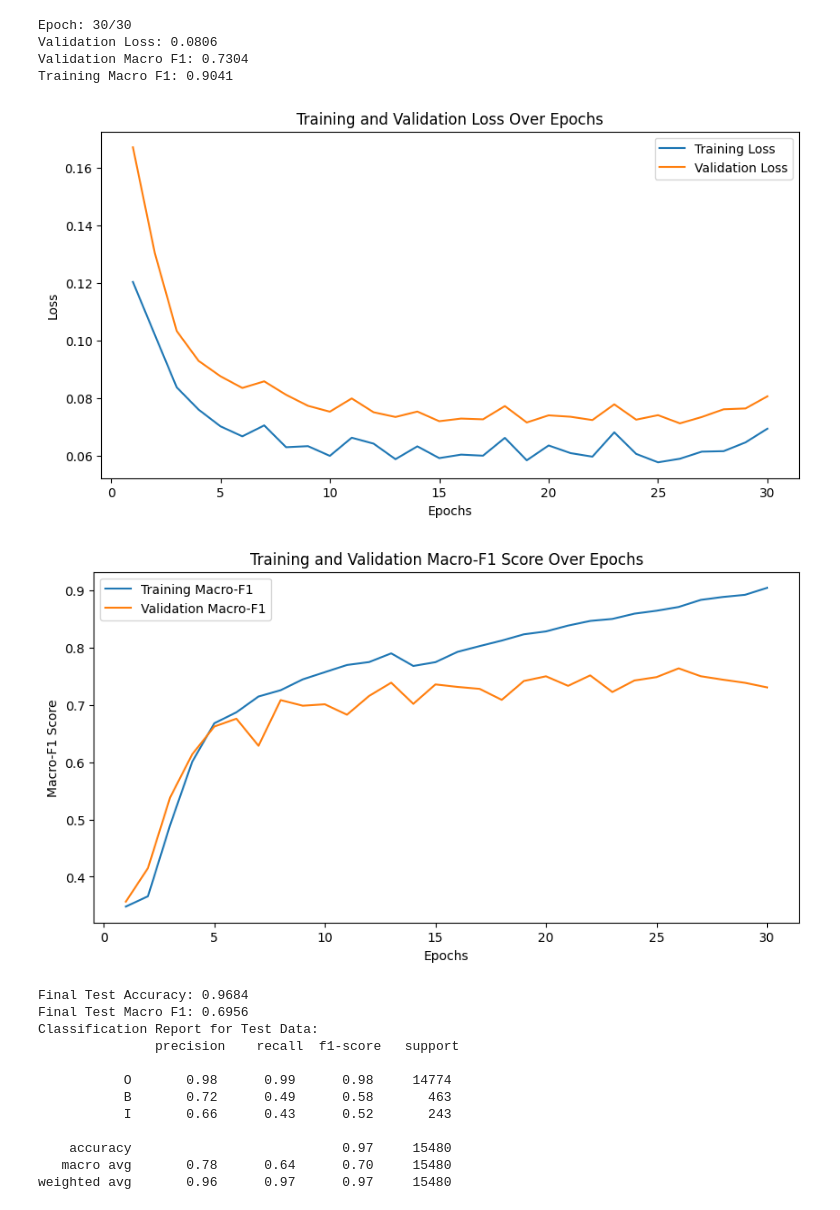
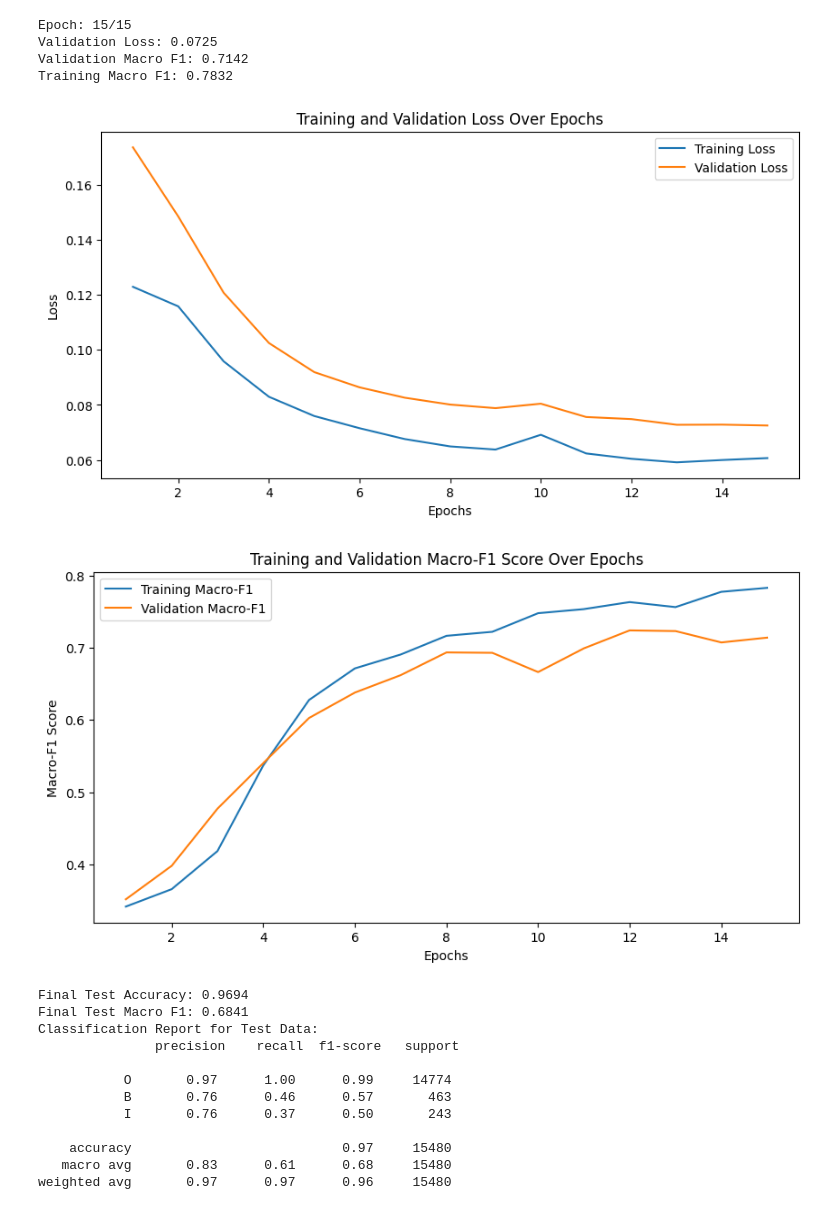
Before and after one commit to hyouteki/lanat, a Jupyter notebook: bio_encoding/dataset_2/models.ipynb, the cells around one changed output. Cells and saved outputs as stored; diff of their text form; code cells hidden in the pictures.

```diff
--- a/bio_encoding/dataset_2/models.ipynb
+++ b/bio_encoding/dataset_2/models.ipynb
@@ -90,24 +90,24 @@ class Gru(nn.Module):
         output = self.fc(output)
         return output
 # %%
-run(load_glove_embeddings, 300, "../word_embeddings/glove.6B.300d.txt", Rnn, "rnn_glove",30)
+run(load_glove_embeddings, 300, "../word_embeddings/glove.6B.300d.txt", Rnn, "rnn_glove",15)
 # %% [output]
-Epoch: 30/30
-Validation Loss: 0.0806
-Validation Macro F1: 0.7304
-Training Macro F1: 0.9041
+Epoch: 15/15
+Validation Loss: 0.0725
+Validation Macro F1: 0.7142
+Training Macro F1: 0.7832
-[figure, old version]
+[figure, new version]
-[figure, old version]
+[figure, new version]
-Final Test Accuracy: 0.9684
-Final Test Macro F1: 0.6956
+Final Test Accuracy: 0.9694
+Final Test Macro F1: 0.6841
 Classification Report for Test Data:
                precision    recall  f1-score   support
 
-           O       0.98      0.99      0.98     14774
-           B       0.72      0.49      0.58       463
-           I       0.66      0.43      0.52       243
+           O       0.97      1.00      0.99     14774
+           B       0.76      0.46      0.57       463
+           I       0.76      0.37      0.50       243
 
     accuracy                           0.97     15480
-   macro avg       0.78      0.64      0.70     15480
-weighted avg       0.96      0.97      0.97     15480
+   macro avg       0.83      0.61      0.68     15480
+weighted avg       0.97      0.97      0.96     15480
 # %%
```
Also changed, not shown: parts of 8 cells of this notebook, 30 other files.
